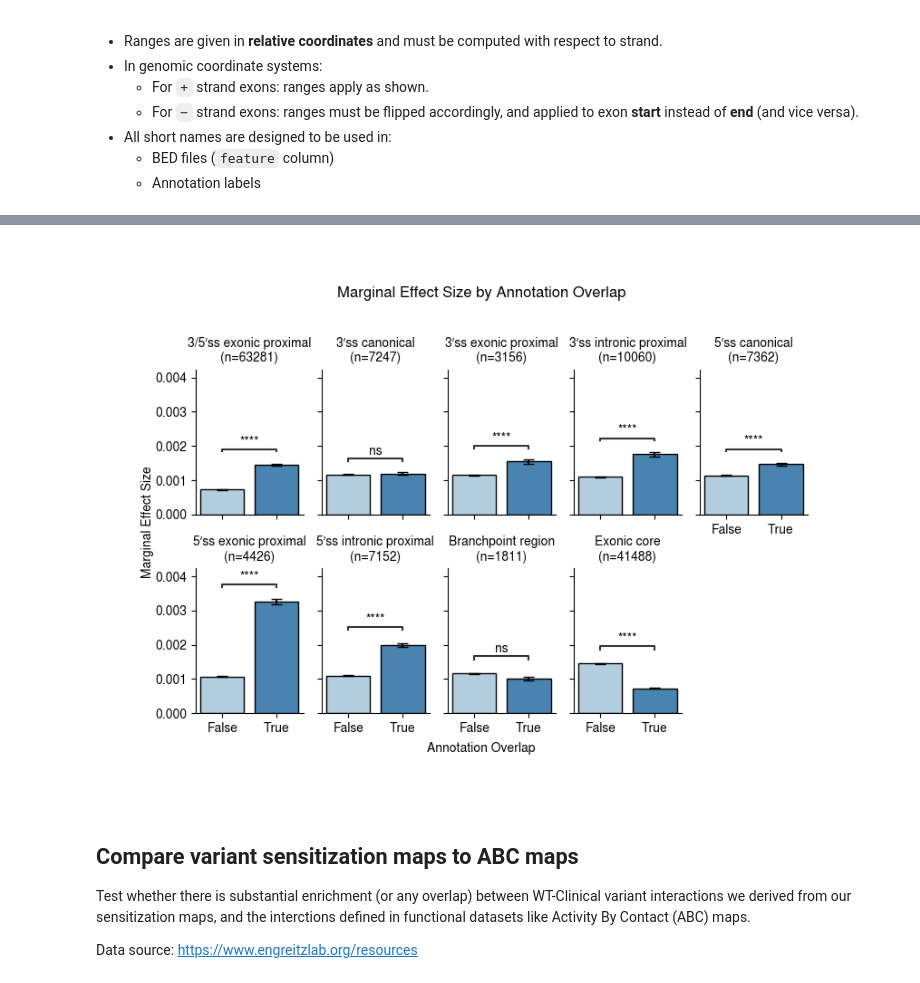
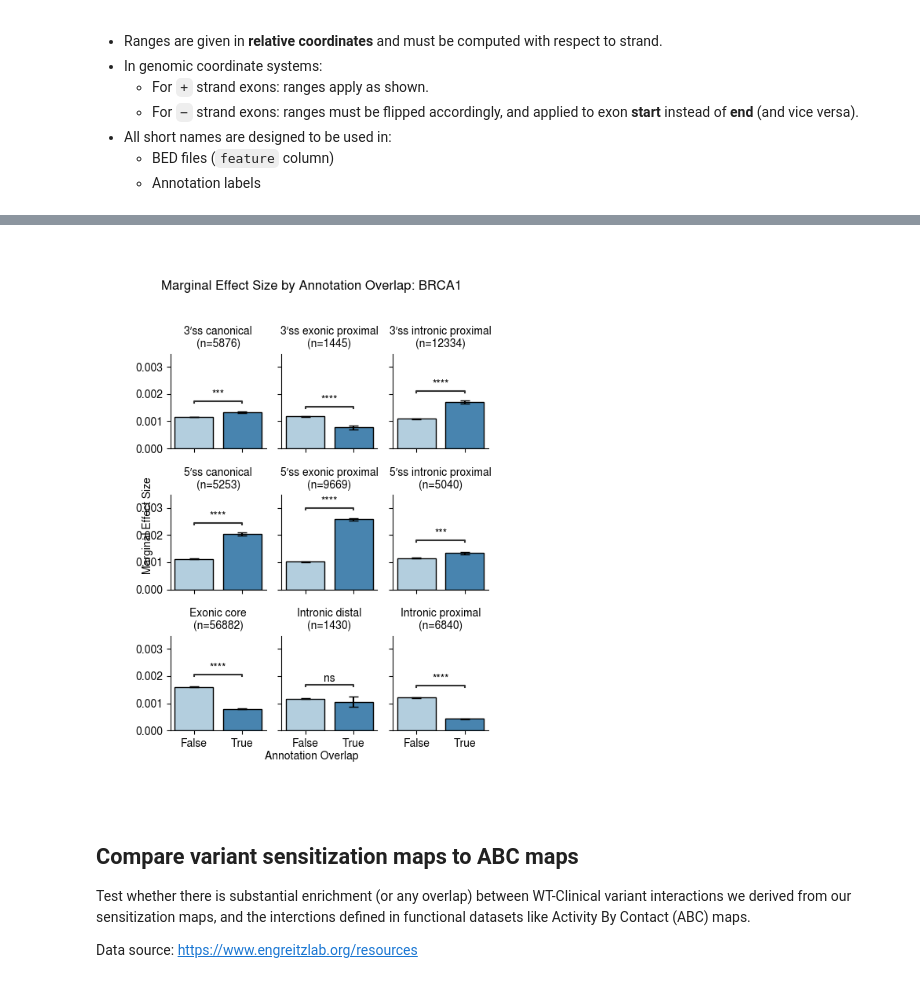
Before and after one commit to bschilder/VEP_DNA, a Jupyter notebook: notebooks/variant_attribution_SpliceAI.ipynb, the cells around one changed output, grey strips where cells are left out. Saved outputs shown, nothing was run; the diff lists cells and outputs as text; code cells hidden in the pictures.

```diff
--- a/notebooks/variant_attribution_SpliceAI.ipynb
+++ b/notebooks/variant_attribution_SpliceAI.ipynb
@@ -541,9 +537,8 @@ clinical
 import numpy as np
 
 # Example usage:
-matrices = ab.compute_variant_sensitization_matrices(
+matrices = ab.ridge_df_annot_to_matrices(
     ridge_df_annot=ridge_df_annot,
-    bed_dict=bed_dict,
     region_annotation_map=ab.REGION_ANNOTATION_MAP,
     check_exon_match=True
 )
@@ -847,0 +871,9 @@ For exons on the **negative strand (-)**, the ranges must be **mirrored** accord
+# %%
+# Melt each matrix into a DataFrame and add a column with the matrix key
+melted_dfs = []
+for k, mat in matrices.items():
+    melted = mat.reset_index().rename(columns={"index":"wt_region"}).melt(id_vars='wt_region', var_name='clinical_region', value_name='joint_effect_size').dropna(subset=['joint_effect_size'])
+    melted["key"] = k
+    melted_dfs.append(melted)
+melted_matrices = pd.concat(melted_dfs, ignore_index=True)
+melted_matrices.head()
@@ -851,65 +987,47 @@ import matplotlib.pyplot as plt
 import pandas as pd
 from statannotations.Annotator import Annotator
 
-exclude_annot = ["mane_introns","mane_exons"]
-# Map region short names to full region type names for plotting
-region_full_map = {
-    "5ss_can": "5′ss canonical",
-    "5ss_iprox": "5′ss intronic proximal",
-    "5ss_eprox": "5′ss exonic proximal",
-    "3ss_can": "3′ss canonical",
-    "3ss_iprox": "3′ss intronic proximal",
-    "bp_region": "Branchpoint region",
-    "3ss_eprox": "3′ss exonic proximal",
-    "exon_core": "Exonic core", # (Exon body excluding 5′ss/3′ss exonic proximal)
-    "35ss_eprox": "3/5′ss exonic proximal",
-    "intron_dist": "Intronic distal",
-    "intron_prox": "Intronic proximal",
-    "mane_introns": "MANE introns",
-    "mane_exons": "MANE exons",
-}
+exclude_annot = ["MANE introns","MANE exons","5′ UTR","3′ UTR"]
+
 
 
 # Melt the data to long format for easier plotting
-melted = ridge_df.melt(
+melted = ridge_df_annot.melt(
     id_vars=["interaction_strength","interaction_strength_signed"],
-    value_vars=[x for x in region_full_map.keys() if x not in exclude_annot and x in ridge_df.columns],
+    value_vars=["clinical_"+x for x in ab.REGION_ANNOTATION_MAP.values() if x.replace("clinical_","") not in exclude_annot and "clinical_"+x in ridge_df_annot.columns],
     var_name="region",
     value_name="in_region"
 )
+melted["region"] = melted["region"].str.replace("clinical_", "")
 melted.sort_values(by="region", ascending=False, inplace=True)
 
 # Compute mean and standard error for each region/in_region group
 agg_df = melted.groupby(["region", "in_region"])["interaction_strength"].agg(['mean', 'count', 'std']).reset_index()
-
-agg_df["region_full"] = agg_df["region"].map(region_full_map)
-melted["region_full"] = melted["region"].map(region_full_map)
-
 agg_df["in_region"] = agg_df["in_region"].astype(bool).astype(str)
 agg_df["sem"] = agg_df["std"] / agg_df["count"].pow(0.5)
 
 # --- Add count info for facet titles ---
 # For each region, get the total count (sum of both in_region True/False)
-region_counts = agg_df.set_index("region_full")["count"].to_dict()
+region_counts = agg_df.loc[agg_df["in_region"] == "True"].set_index("region")["count"].to_dict()
 # Create a mapping from region_full to "Region Name (n=COUNT)"
-region_full_with_count = {k: f"{k}\n(n={region_counts[k]})" for k in region_counts}
-agg_df["region_full_count"] = agg_df["region_full"].map(region_full_with_count)
-melted["region_full_count"] = melted["region_full"].map(region_full_with_count)
+region_with_count = {k: f"{k}\n(n={region_counts[k]})" for k in region_counts}
+agg_df["region_count"] = agg_df["region"].map(region_with_count)
+melted["region_count"] = melted["region"].map(region_with_count)
 
 # Plot as barplot, one facet per region, with standard error bars
-aspect = .6
+aspect = .8
 g = sns.catplot(
     data=agg_df,
     x="in_region",
     y="mean",
     hue="in_region",
     kind="bar",
-    col="region_full_count",
+    col="region_count",
     palette="Blues",
-    col_wrap=5,  # <-- change number of columns/rows
+    col_wrap=3,  # <-- change number of columns/rows
     sharey=True,
     sharex=True,
-    height=2.5,
+    height=2,
     aspect=aspect,
     legend=False,
     errorbar=None,
@@ -918,7 +1036,7 @@ g = sns.catplot(
 )
 
 # Add error bars manually
-for ax, (region, subdf) in zip(g.axes.flatten(), agg_df.groupby("region_full_count")):
+for ax, (region, subdf) in zip(g.axes.flatten(), agg_df.groupby("region_count")):
     for i, (idx, row) in enumerate(subdf.iterrows()):
         bars = ax.patches
         bar_idx = i
@@ -932,45 +1050,45 @@ for ax, (region, subdf) in zip(g.axes.flatten(), agg_df.groupby("region_full_cou
 
 # Add statistical annotation using statannotations.Annotator
 # For each region, compare in_region True vs False, accounting for the aspect (bar width) in the plot
-for ax, region in zip(g.axes.flatten(), agg_df["region_full_count"].unique()):
-    region_data = melted[melted["region_full_count"] == region]
+for ax, region in zip(g.axes.flatten(), agg_df["region_count"].unique()):
+    region_data = melted[melted["region_count"] == region]
     # Only annotate if both groups have at least 2 values
     n_true = (region_data["in_region"] == True).sum()
     n_false = (region_data["in_region"] == False).sum()
     if n_true > 1 and n_false > 1:
         pairs = [(True, False)]
         # Make brackets as tight as possible by setting bracket_group_distance and line_width to small values
         y_offset = 0.05 / aspect if aspect > 0 else 0.05
         annotator = Annotator(
             ax=ax,
             pairs=pairs,
             data=region_data,
             x="in_region",
             y="interaction_strength",
             order=[True, False],
         )
         annotator.configure(
             test='t-test_ind',
             text_format='star',
             loc='inside',
             verbose=0,
             line_offset_to_group=y_offset,
         )
         annotator.apply_and_annotate()
 
 g.set_titles("{col_name}")
 g.set_axis_labels("", "")
-g.fig.text(0, 0.5, "Marginal Effect Size", va='center', rotation='vertical')
-g.fig.text(0.5, 0, "Annotation Overlap", ha='center', va='center')
-g.fig.suptitle("Marginal Effect Size by Annotation Overlap",y=1.02
+g.fig.text(.05, 0.5, "Marginal Effect Size", va='center', rotation='vertical')
+g.fig.text(0.5, .01, "Annotation Overlap", ha='center', va='center')
+g.fig.suptitle(f"Marginal Effect Size by Annotation Overlap: {gene}", y=1.02
 # x=0.33, y=1.02
 )
 
 g.savefig(f"manuscript/fig/spliceai_interaction_strength_by_region.pdf", **utils.FIG_SAVE_KWARGS)
 plt.tight_layout()
 plt.show()
 # %% [output]
-[figure, old version]
+[figure, new version]
 # %%
 # import seaborn as sns
 
```
Also changed, not shown: parts of 17 cells of this notebook, 12 other files.
